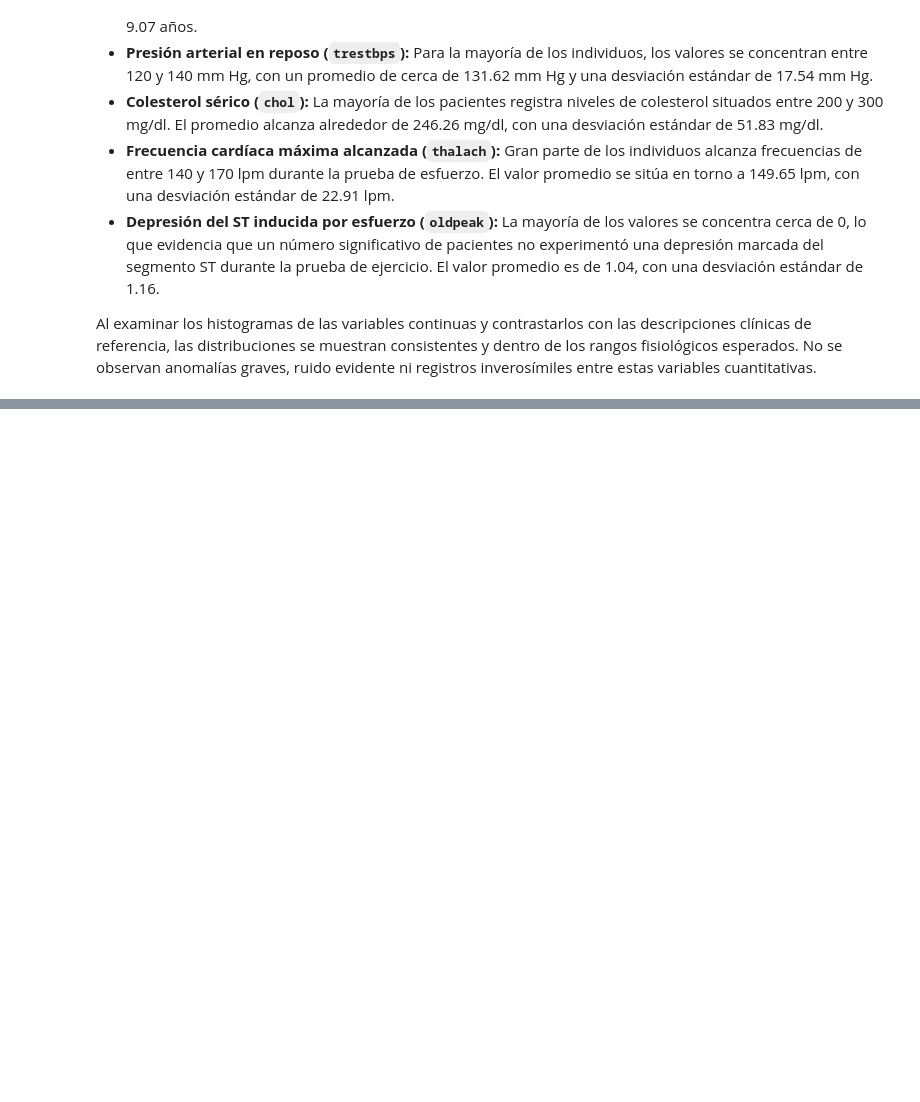
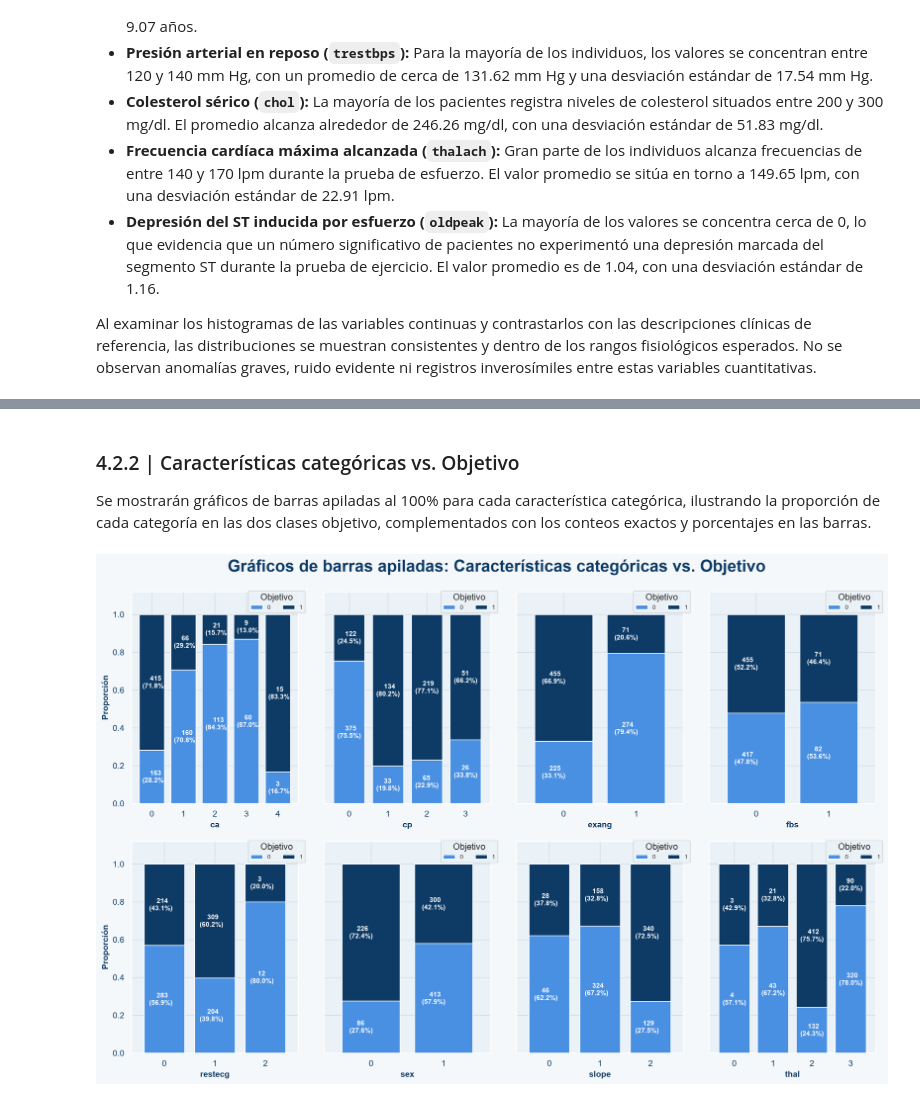
Before and after one commit to david-ramirezl/deteccion-riesgo-cardiovascular, a Jupyter notebook: notebooks/deteccion_riesgo_cardiovascular.ipynb, the cells around one changed output, grey strips where cells are left out. Drawn from its saved outputs; the diff is of its cells as text; code cells hidden in the pictures; blank space fills up the shorter version.

```diff
--- a/notebooks/deteccion_riesgo_cardiovascular.ipynb
+++ b/notebooks/deteccion_riesgo_cardiovascular.ipynb
@@ -303,0 +443,61 @@ Al examinar los histogramas de las variables continuas y contrastarlos con las d
+# %% [markdown]
+### 4.2.2 | Características categóricas vs. Objetivo
+
+Se mostrarán gráficos de barras apiladas al 100% para cada característica categórica, ilustrando la proporción de cada categoría en las dos clases objetivo, complementados con los conteos exactos y porcentajes en las barras.
+# %%
+# Eliminar 'target' de las caracteristicas_categoricas
+caracteristicas_categoricas = [caracteristica for caracteristica in caracteristicas_categoricas if caracteristica != 'target']
+
+fig, ax = plt.subplots(nrows=2, ncols=4, figsize=(15, 10))
+
+# Aplicar color de fondo a la figura completa
+fig.patch.set_facecolor('#F4F8FA')
+
+for i, col in enumerate(caracteristicas_categoricas):
+
+    # Crear una tabla cruzada que muestre la proporción de cada categoría de la característica con respecto al objetivo
+    tabla_cruzada = pd.crosstab(index=df[col], columns=df['target'])
+
+    # Usar el argumento normalize='index' nos da la proporción de los datos por índice
+    tabla_cruzada_prop = pd.crosstab(index=df[col], columns=df['target'], normalize='index')
+
+    # Definir mapa de colores con la paleta clínica (azul clínico intermedio y azul marino profundo)
+    cmp = ListedColormap(['#4A90E2', '#0D3B66'])
+
+    # Graficar gráficos de barras apiladas
+    x, y = i // 4, i % 4
+    tabla_cruzada_prop.plot(kind='bar', ax=ax[x, y], stacked=True, width=0.8, colormap=cmp,
+                            legend=False, ylabel='Proporción', sharey=True)
+
+    # Configurar colores de fondo y estilo de ejes
+    ax[x, y].set_facecolor('#EBF2F7')
+    ax[x, y].set_xlabel(col, fontsize=11, fontweight='bold', color='#0D3B66')
+    ax[x, y].tick_params(colors='#0D3B66')
+
+    if y == 0:
+        ax[x, y].set_ylabel('Proporción', fontsize=11, fontweight='bold', color='#0D3B66')
+    else:
+        ax[x, y].set_ylabel('')
+
+    # Añadir las proporciones y conteos de las barras individuales a nuestro gráfico
+    for idx, val in enumerate([*tabla_cruzada.index.values]):
+        for (proporcion, conteo, y_location) in zip(tabla_cruzada_prop.loc[val], tabla_cruzada.loc[val], tabla_cruzada_prop.loc[val].cumsum()):
+            # Se utiliza texto blanco para un mejor contraste sobre los tonos azules
+            ax[x, y].text(x=idx - 0.3, y=(y_location - proporcion) + (proporcion / 2) - 0.03,
+                         s=f'    {conteo}\n({np.round(proporcion * 100, 1)}%)',
+                         color="white", fontsize=9, fontweight="bold")
+
+    # Añadir leyenda
+    ax[x, y].legend(title='Objetivo', loc=(0.7, 0.9), fontsize=8, ncol=2)
+    # Establecer límite del eje y
+    ax[x, y].set_ylim([0, 1.12])
+    # Rotar etiquetas del eje x
+    ax[x, y].set_xticklabels(ax[x, y].get_xticklabels(), rotation=0)
+
+# Títulos y ajustes finales de la figura
+plt.suptitle('Gráficos de barras apiladas: Características categóricas vs. Objetivo', fontsize=22, fontweight='bold', color='#0D3B66')
+plt.tight_layout()
+plt.subplots_adjust(top=0.92) # Ajuste adicional para que el título principal no se superponga
+plt.show()
+# %% [output]
+[figure, added]
```
Also changed, not shown: parts of 13 cells of this notebook, 1 other file.
